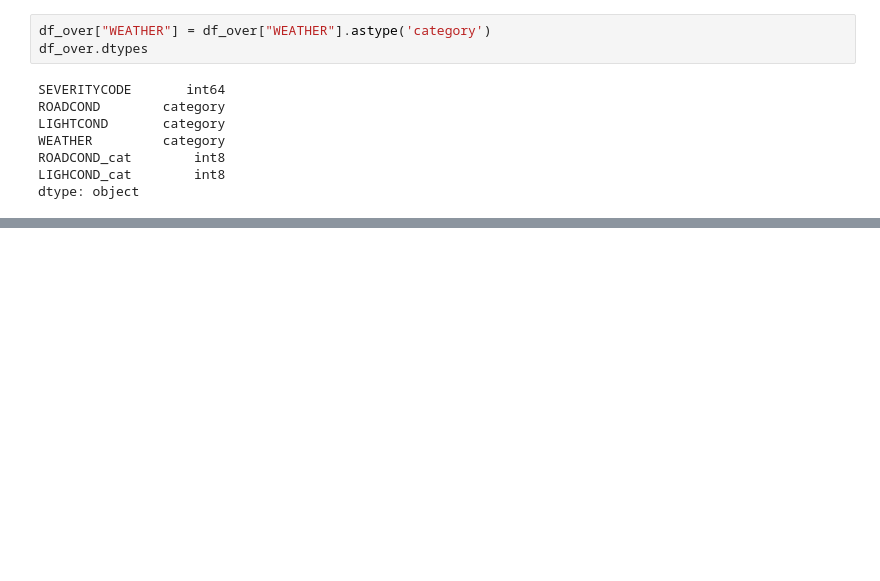
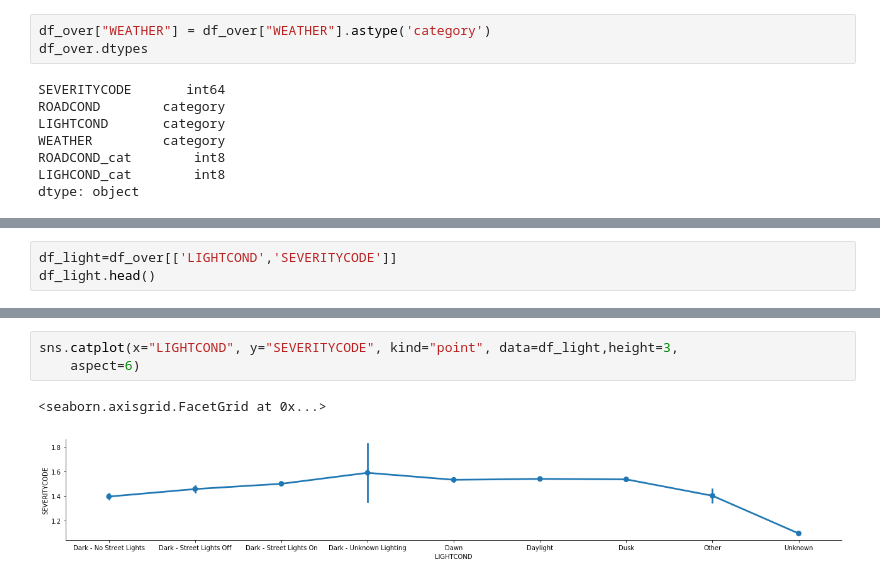
Before and after one commit to ahmadmana3/collision, a Jupyter notebook: collision.ipynb, the cells around one changed output, grey strips where cells are left out. Drawn from its saved outputs; the diff is of its cells as text; blank space fills up the shorter version.

```diff
--- a/collision.ipynb
+++ b/collision.ipynb
@@ -227,0 +268,3 @@ df_over.head()
+# %%
+df_light=df_over[['LIGHTCOND','SEVERITYCODE']]
+df_light.head()
@@ -227,0 +278,6 @@ df_over.head()
+# %%
+sns.catplot(x="LIGHTCOND", y="SEVERITYCODE", kind="point", data=df_light,height=3,
+    aspect=6)
+# %% [output]
+<seaborn.axisgrid.FacetGrid at 0x...>
+[figure, added]
```
Also changed, not shown: parts of 25 cells of this notebook.
